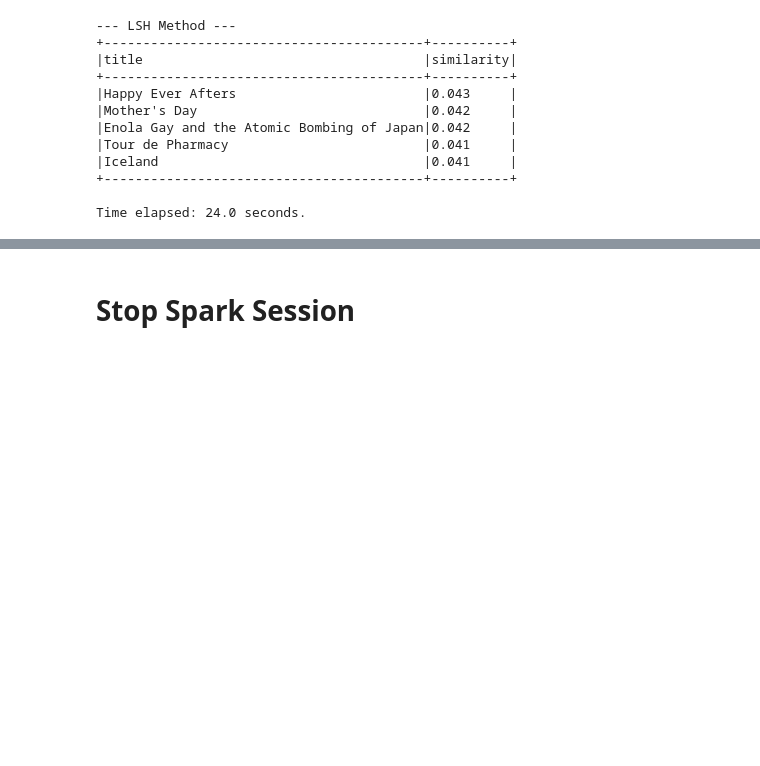
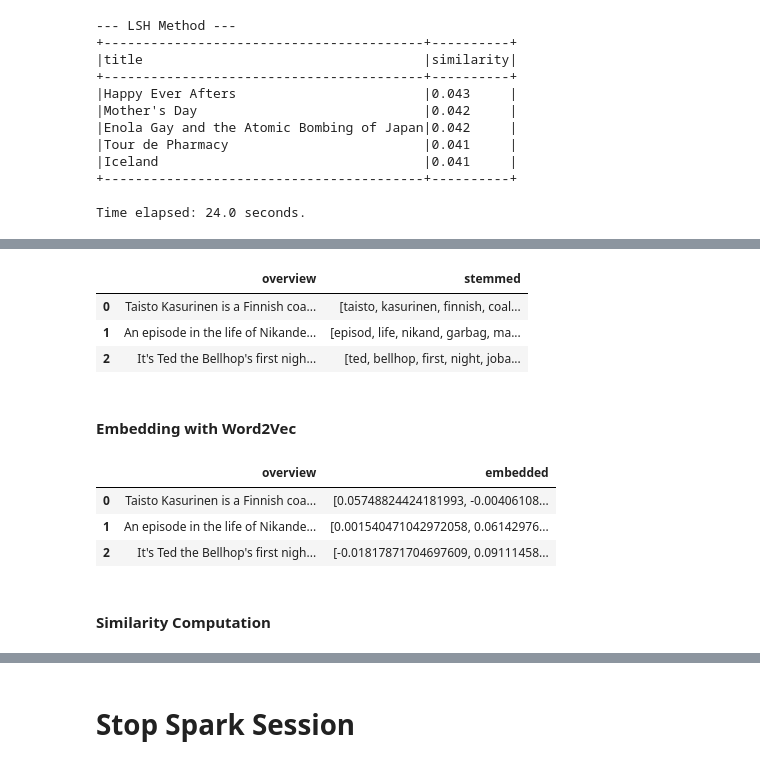
Before and after one commit to DomingoPC/Movie-Recommender-System, a Jupyter notebook: content_based_rs.ipynb, the cells around one changed output, grey strips where cells are left out. Drawn from its saved outputs; the diff is of its cells as text; code cells hidden in the pictures; blank space fills up the shorter version.

```diff
--- a/content_based_rs.ipynb
+++ b/content_based_rs.ipynb
@@ -754,0 +836,23 @@ Time elapsed: 24.0 seconds.
+# %%
+# Stemming
+from nltk.stem.snowball import SnowballStemmer
+
+def stem(df, term_list_column: str):
+  # Stem every word: for every row, stem every word of the tokenized list
+  stemmer = SnowballStemmer(language='english')
+  udf_stemmer = f.udf(
+    lambda term_list: [stemmer.stem(term) for term in term_list],
+    ArrayType(StringType()))
+
+  # Apply to dataframe
+  return df.withColumn('stemmed', udf_stemmer(term_list_column))
+
+cleaned = stem(cleaned, 'no_stopwords')
+display(cleaned.limit(3).select('overview', 'stemmed').toPandas())
+# %% [output]
+|  | overview | stemmed |
+| 0 | Taisto Kasurinen is a Finnish coa... | [taisto, kasurinen, finnish, coal... |
+| 1 | An episode in the life of Nikande... | [episod, life, nikand, garbag, ma... |
+| 2 | It's Ted the Bellhop's first nigh... | [ted, bellhop, first, night, joba... |
+# %% [markdown]
+#### Embedding with Word2Vec
@@ -754,0 +867,9 @@ Time elapsed: 24.0 seconds.
+# %%
+display(cleaned.limit(3).select('overview', 'embedded').toPandas())
+# %% [output]
+|  | overview | embedded |
+| 0 | Taisto Kasurinen is a Finnish coa... | [0.05748824424181993, -0.00406108... |
+| 1 | An episode in the life of Nikande... | [0.001540471042972058, 0.06142976... |
+| 2 | It's Ted the Bellhop's first nigh... | [-0.01817871704697609, 0.09111458... |
+# %% [markdown]
+#### Similarity Computation
```
Also changed, not shown: parts of 20 cells of this notebook, 1 other file.
